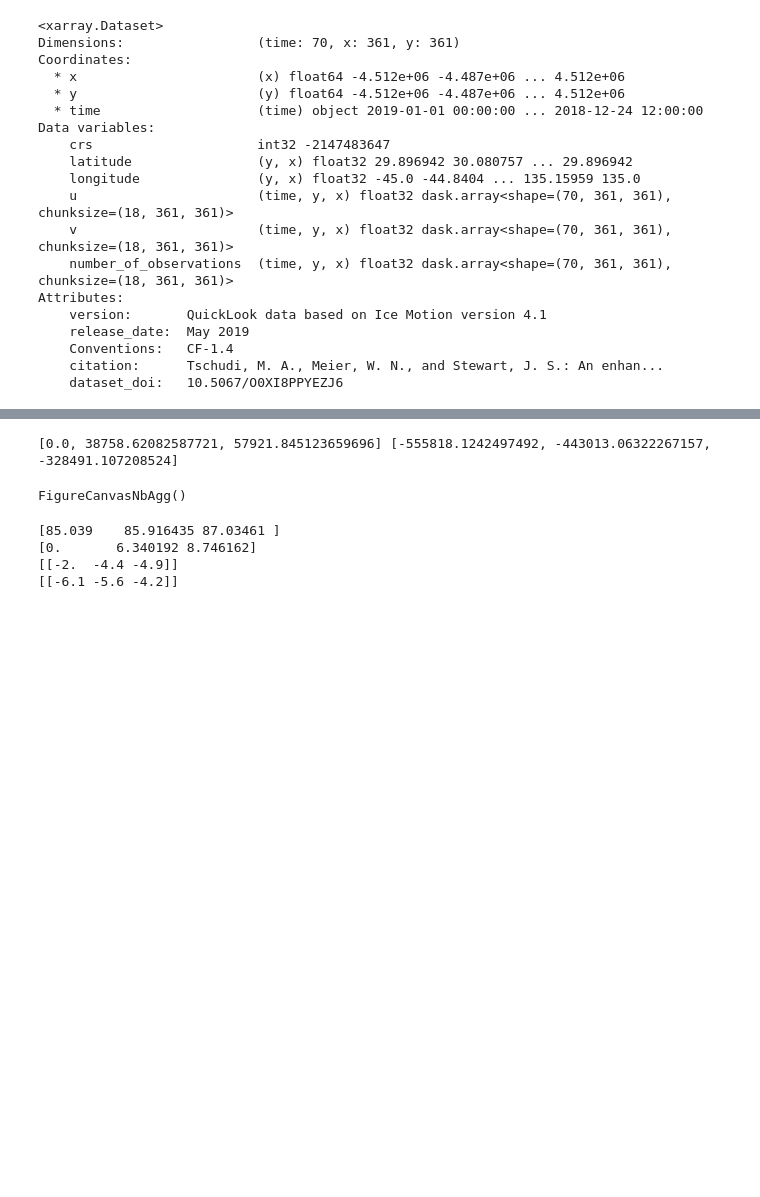
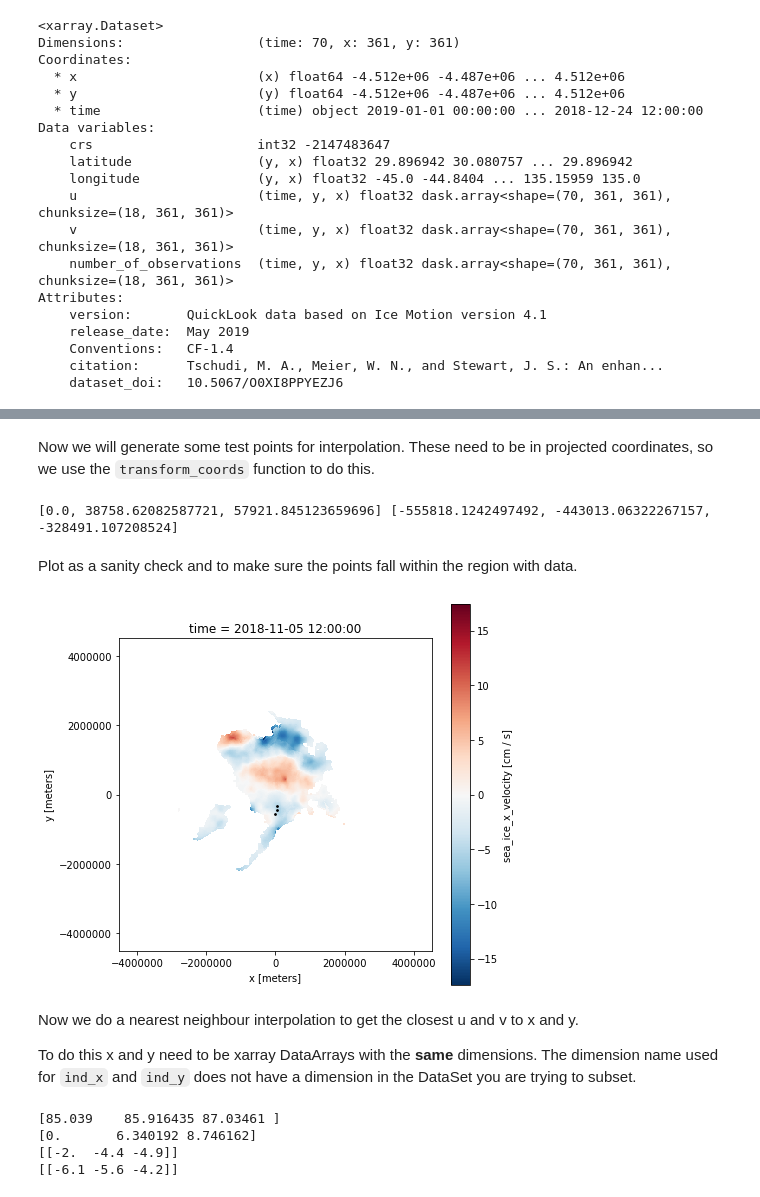
Before and after one commit to ICESAT-2HackWeek/segtrax, a Jupyter notebook: notebooks/vectorized_indexing.ipynb, the cells around one changed output, grey strips where cells are left out. Cells and saved outputs as stored; diff of their text form; code cells hidden in the pictures; blank space fills up the shorter version.

```diff
--- a/notebooks/vectorized_indexing.ipynb
+++ b/notebooks/vectorized_indexing.ipynb
@@ -72,3 +81,5 @@ import matplotlib.pyplot as plt
+# %% [markdown]
+Now we will generate some test points for interpolation.  These need to be in projected coordinates, so we use the `transform_coords` function to do this.
 # %%
 lat = [85.,86.,87.]
 lon = [0.,5.,10.]
@@ -76,13 +87,19 @@ x, y = transform_coord(4326, 3408, lon, lat)
 print (x, y)
 # %% [output]
 [0.0, 38758.62082587721, 57921.845123659696] [-555818.1242497492, -443013.06322267157, -328491.107208524]
+# %% [markdown]
+Plot as a sanity check and to make sure the points fall within the region with data.
 # %%
 fig, ax = plt.subplots(figsize=(7,7))
 ds.sel(time='2018-11-05').u.plot(ax=ax)
-ax.scatter(x, y, c='k', s=1)
+ax.scatter(x, y, c='k', s=3)
 ax.set_aspect('equal')
 # %% [output]
-FigureCanvasNbAgg()
+[figure, added]
+# %% [markdown]
+Now we do a nearest neighbour interpolation to get the closest u and v to x and y.
+
+To do this x and y need to be xarray DataArrays with the **same** dimensions.  The dimension name used for `ind_x` and `ind_y` does not have a dimension in the DataSet you are trying to subset.
 # %%
 ind_x = xr.DataArray(x, dims=['i'])
 ind_y = xr.DataArray(y, dims=['i'])
```
Also changed, not shown: parts of 14 cells of this notebook.
